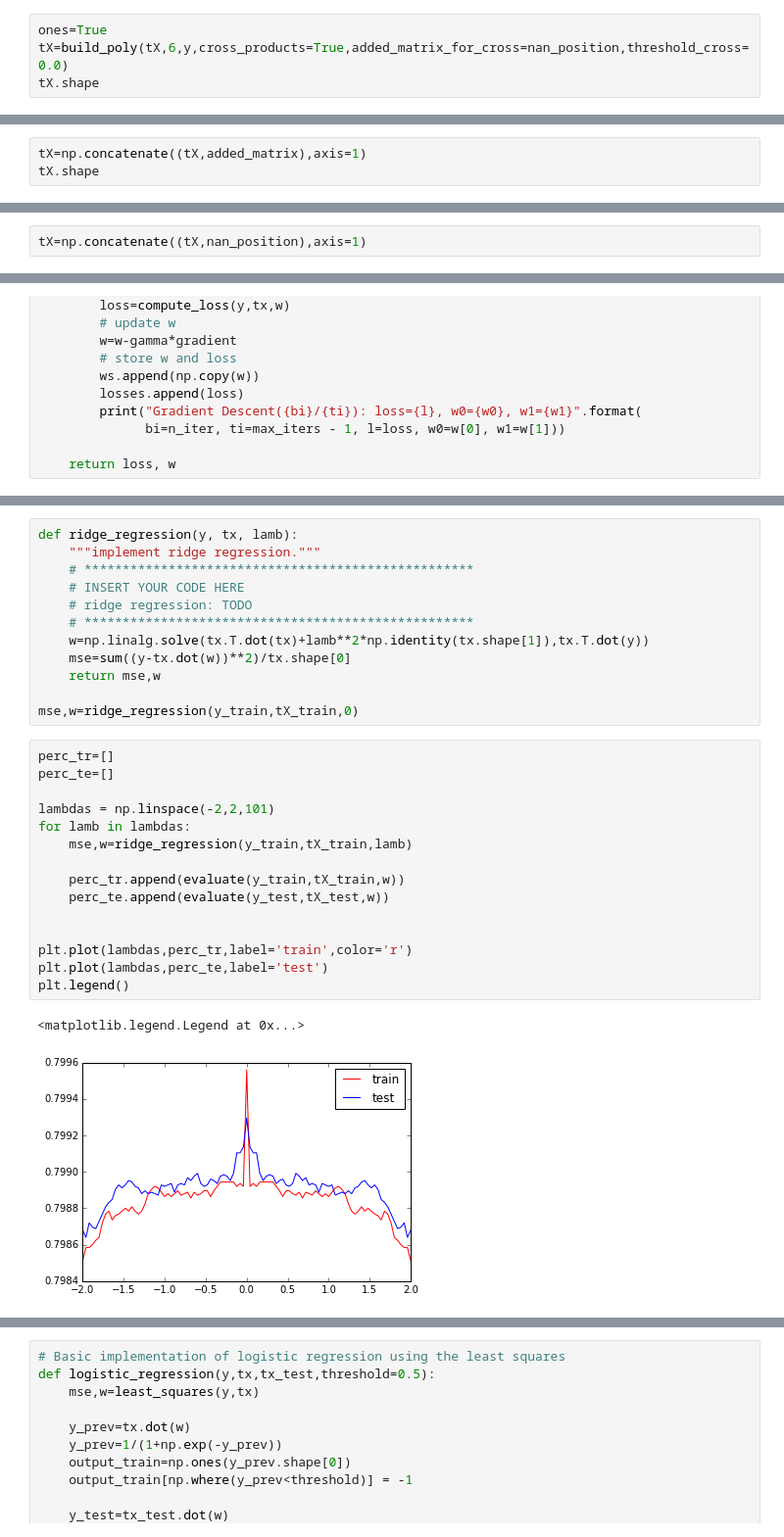
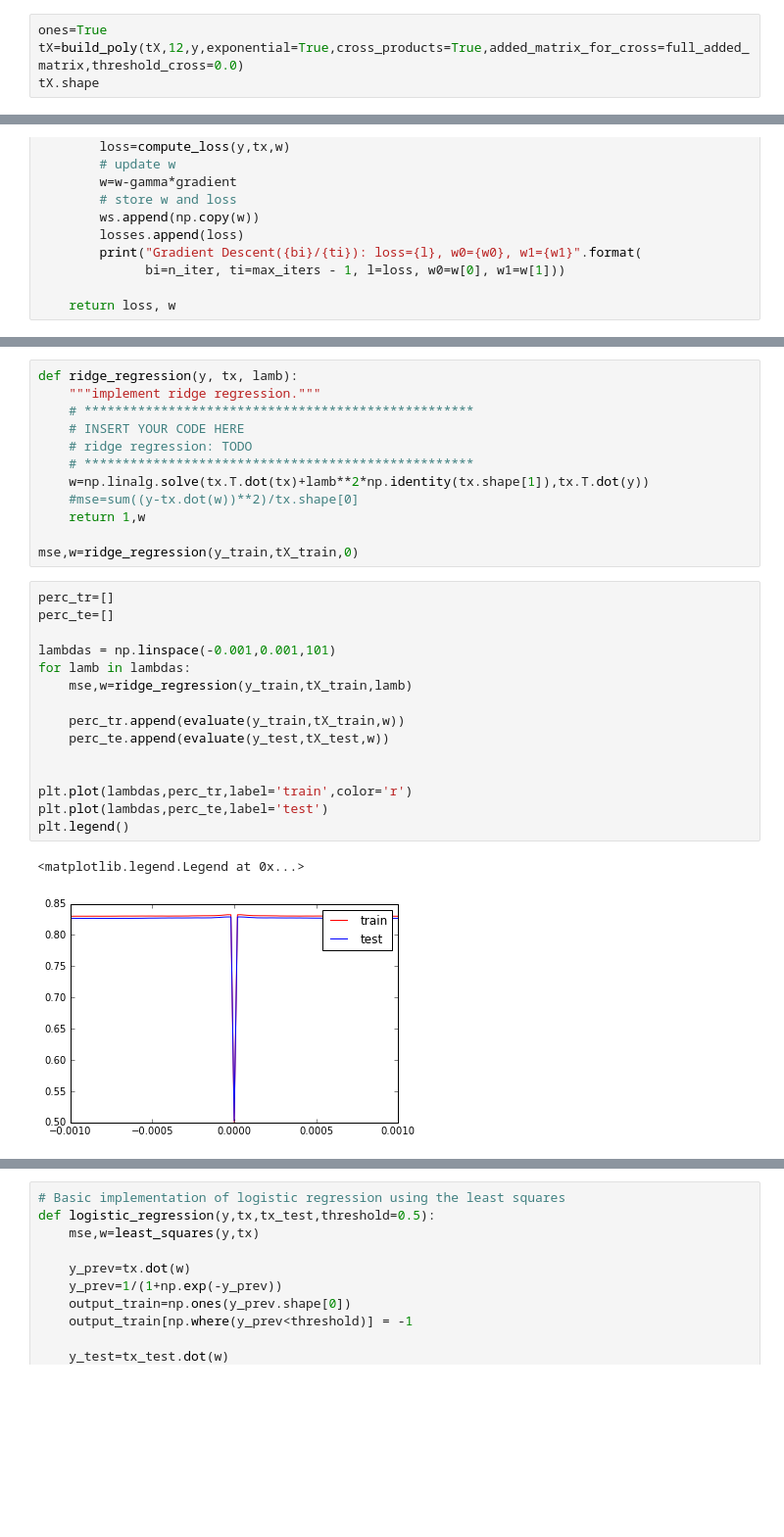
Before and after one commit to deatinor/MachineLearningP1, a Jupyter notebook: scripts/project1.ipynb, the cells around one changed output, grey strips where cells are left out. Shown at 98% size. Drawn from its saved outputs; the diff is of its cells as text; blank space fills up the shorter version.

```diff
--- a/scripts/project1.ipynb
+++ b/scripts/project1.ipynb
@@ -254,7 +261,7 @@ def build_poly(tX,degree,y,columns_to_consider=False,cross_products=False,added_
     return tX
 # %%
 ones=True
-tX=build_poly(tX,6,y,cross_products=True,added_matrix_for_cross=nan_position,threshold_cross=0.0)
+tX=build_poly(tX,12,y,exponential=True,cross_products=True,added_matrix_for_cross=full_added_matrix,threshold_cross=0.0)
 tX.shape
 # %% [output]
 0
@@ -280,3 +295,0 @@ tX.shape
-# %%
-tX=np.concatenate((tX,added_matrix),axis=1)
-tX.shape
@@ -285,2 +295,0 @@ tX.shape
-# %%
-tX=np.concatenate((tX,nan_position),axis=1)
@@ -487,25 +504,25 @@ def ridge_regression(y, tx, lamb):
     # ridge regression: TODO
     # ***************************************************
     w=np.linalg.solve(tx.T.dot(tx)+lamb**2*np.identity(tx.shape[1]),tx.T.dot(y))
-    mse=sum((y-tx.dot(w))**2)/tx.shape[0]
-    return mse,w
+    #mse=sum((y-tx.dot(w))**2)/tx.shape[0]
+    return 1,w
 
 mse,w=ridge_regression(y_train,tX_train,0)
 # %%
 perc_tr=[]
 perc_te=[]
 
-lambdas = np.linspace(-2,2,101)
+lambdas = np.linspace(-0.001,0.001,101)
 for lamb in lambdas:
     mse,w=ridge_regression(y_train,tX_train,lamb)
 
     perc_tr.append(evaluate(y_train,tX_train,w))
     perc_te.append(evaluate(y_test,tX_test,w))
 
 
 plt.plot(lambdas,perc_tr,label='train',color='r')
 plt.plot(lambdas,perc_te,label='test')
 plt.legend()
 # %% [output]
 <matplotlib.legend.Legend at 0x...>
-[figure, old version]
+[figure, new version]
```
Also changed, not shown: parts of 16 cells of this notebook.
